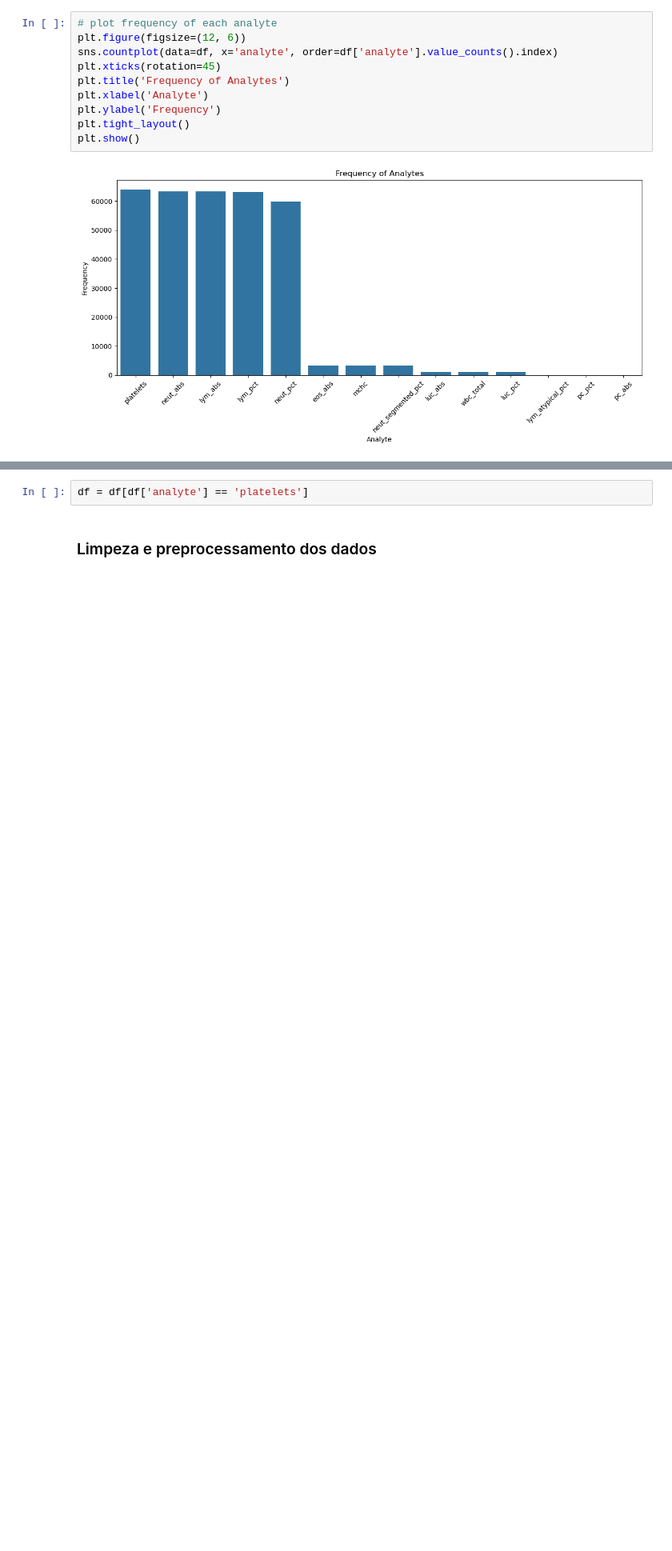
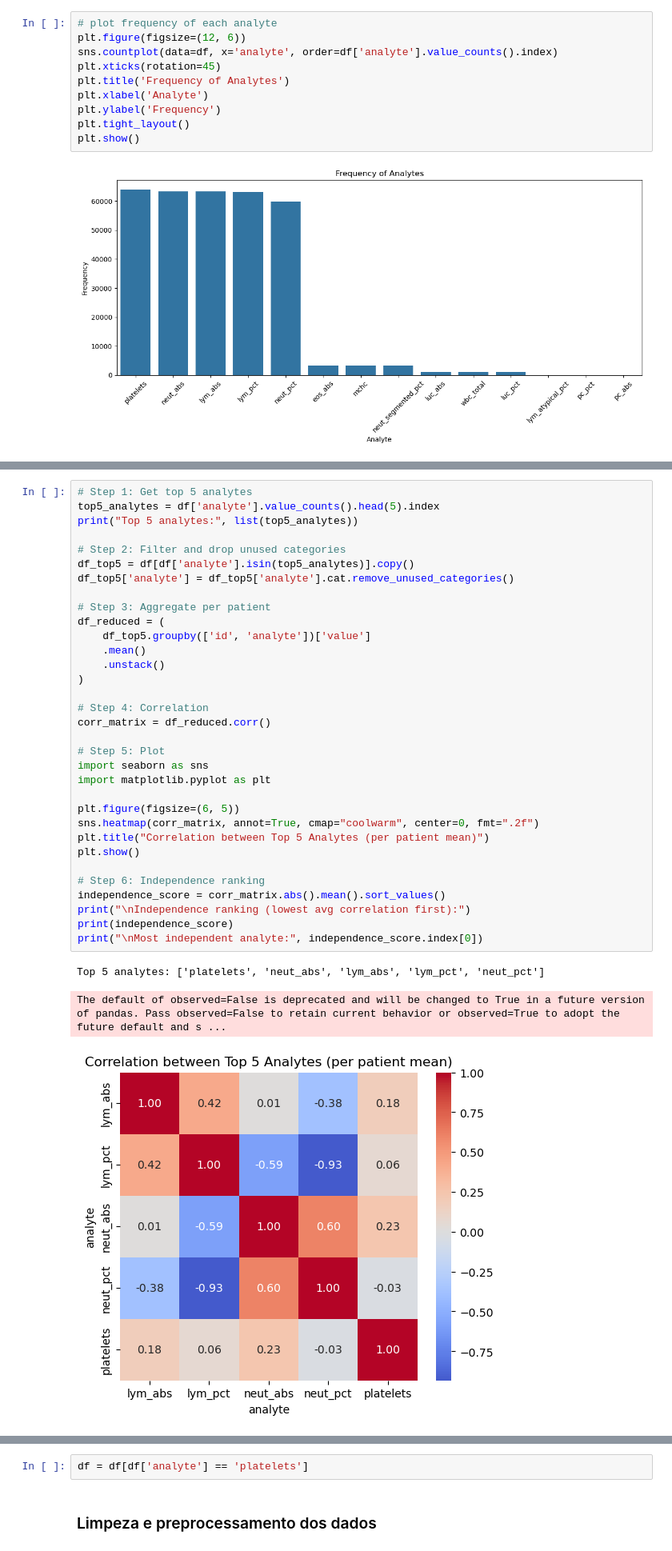
Before and after one commit to krisandre7/ia376n_ia_generativa, a Jupyter notebook: a1.ipynb, the cells around one changed output, grey strips where cells are left out. Shown at 80% size. Drawn from its saved outputs; the diff is of its cells as text; blank space fills up the shorter version.

Commit message:
corrected minor spelling mistakes and added correlation matrix figure

```diff
--- a/a1.ipynb
+++ b/a1.ipynb
@@ -150,0 +153,37 @@ plt.show()
+# %%
+# Step 1: Get top 5 analytes
+top5_analytes = df['analyte'].value_counts().head(5).index
+print("Top 5 analytes:", list(top5_analytes))
+
+# Step 2: Filter and drop unused categories
+df_top5 = df[df['analyte'].isin(top5_analytes)].copy()
+df_top5['analyte'] = df_top5['analyte'].cat.remove_unused_categories()
+
+# Step 3: Aggregate per patient
+df_reduced = (
+    df_top5.groupby(['id', 'analyte'])['value']
+    .mean()
+    .unstack()
+)
+
+# Step 4: Correlation
+corr_matrix = df_reduced.corr()
+
+# Step 5: Plot
+import seaborn as sns
+import matplotlib.pyplot as plt
+
+plt.figure(figsize=(6, 5))
+sns.heatmap(corr_matrix, annot=True, cmap="coolwarm", center=0, fmt=".2f")
+plt.title("Correlation between Top 5 Analytes (per patient mean)")
+plt.show()
+
+# Step 6: Independence ranking
+independence_score = corr_matrix.abs().mean().sort_values()
+print("\nIndependence ranking (lowest avg correlation first):")
+print(independence_score)
+print("\nMost independent analyte:", independence_score.index[0])
+# %% [output]
+Top 5 analytes: ['platelets', 'neut_abs', 'lym_abs', 'lym_pct', 'neut_pct']
+The default of observed=False is deprecated and will be changed to True in a future version of pandas. Pass observed=False to retain current behavior or observed=True to adopt the future default and s ...
+[figure, added]
```
Also changed, not shown: parts of 22 cells of this notebook.
